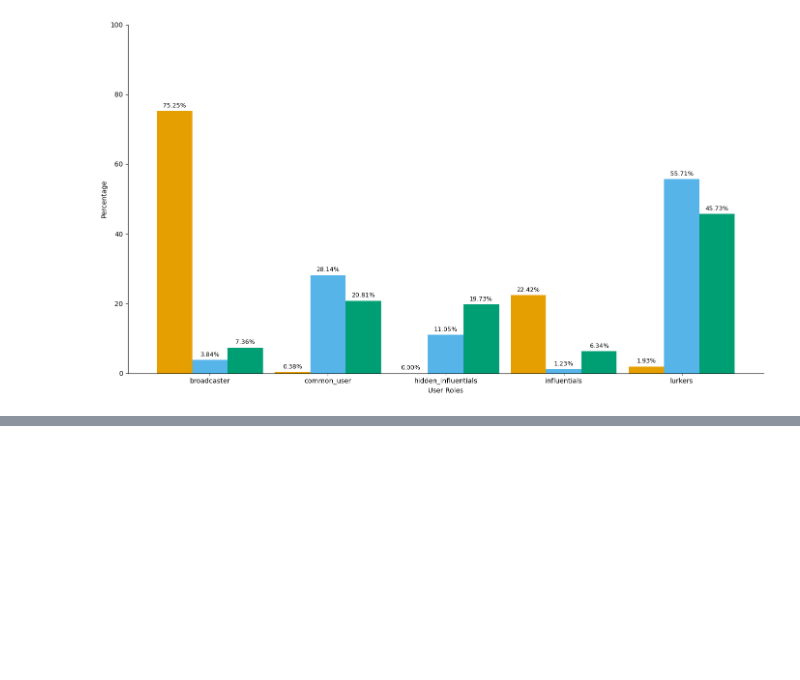
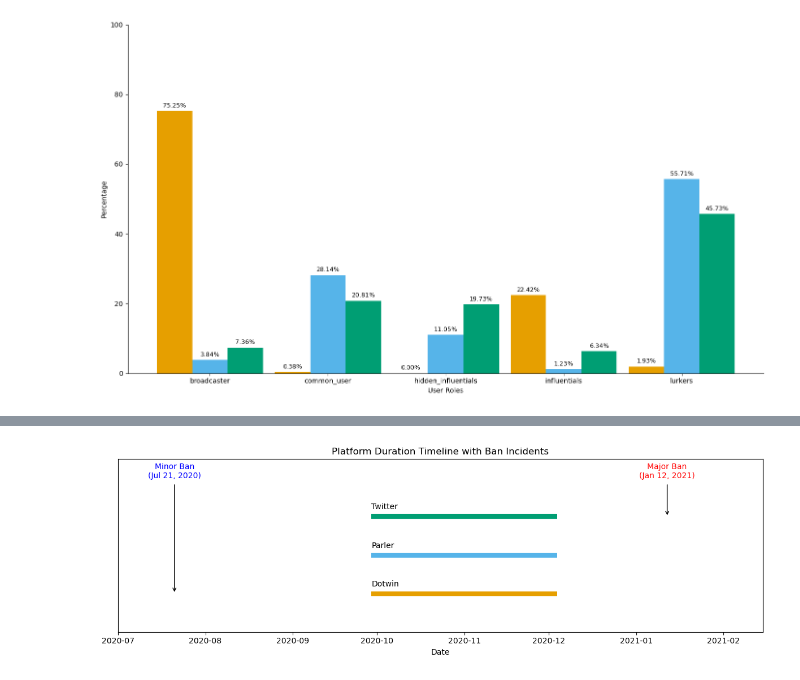
Before and after one commit to nmrastogi/QAnon, a Jupyter notebook: same_range.ipynb, the cells around one changed output, grey strips where cells are left out. Drawn from its saved outputs; the diff is of its cells as text; code cells hidden in the pictures; blank space fills up the shorter version.

```diff
--- a/same_range.ipynb
+++ b/same_range.ipynb
@@ -3843,0 +3906,64 @@ plt.show()
+# %%
+import matplotlib.pyplot as plt
+from datetime import datetime
+
+# Define the common date range based on Twitter's duration
+common_start = "2020-09-29"
+common_end = "2020-12-04"
+
+# Define platform durations with the same range
+platforms = {
+    "Dotwin": (common_start, common_end),
+    "Parler": (common_start, common_end),
+    "Twitter": (common_start, common_end)
+}
+
+# Convert string dates to datetime objects
+for key in platforms:
+    platforms[key] = (
+        datetime.strptime(platforms[key][0], "%Y-%m-%d"),
+        datetime.strptime(platforms[key][1], "%Y-%m-%d")
+    )
+
+# Ban dates
+major_ban_date = datetime(2021, 1, 12)
+minor_ban_date = datetime(2020, 7, 21)
+
+# Custom colors for platforms (Dotwin, Parler, Twitter)
+colors = ['#E69F00', '#56B4E9', '#009E73']
+
+# Plot
+fig, ax = plt.subplots(figsize=(12, 4))
+
+# Plot platform timelines with custom colors
+for i, ((platform, (start, end)), color) in enumerate(zip(platforms.items(), colors)):
+    ax.hlines(y=i, xmin=start, xmax=end, linewidth=6, color=color)
+    ax.text(start, i + 0.25, platform, verticalalignment='center')
+
+# Major ban annotation
+ax.annotate('Major Ban\n(Jan 12, 2021)',
+            xy=(major_ban_date, 2),
+            xytext=(major_ban_date, 3.0),
+            arrowprops=dict(facecolor='red', arrowstyle='->'),
+            ha='center', color='red', fontsize=10,
+            bbox=dict(facecolor='white', alpha=0.8, edgecolor='none'))
+
+# Minor ban annotation
+ax.annotate('Minor Ban\n(Jul 21, 2020)',
+            xy=(minor_ban_date, 0),
+            xytext=(minor_ban_date, 3.0),
+            arrowprops=dict(facecolor='blue', arrowstyle='->'),
+            ha='center', color='blue', fontsize=10,
+            bbox=dict(facecolor='white', alpha=0.8, edgecolor='none'))
+
+# Final formatting
+ax.set_ylim(-1, 3.5)
+ax.set_yticks([])
+ax.set_xlabel("Date")
+ax.set_title("Platform Duration Timeline with Ban Incidents", loc='center')
+ax.set_xlim(datetime(2020, 7, 1), datetime(2021, 2, 15))  # Keep to show full context
+
+plt.tight_layout()
+plt.show()
+# %% [output]
+[figure, added]
```
Also changed, not shown: parts of 2 cells of this notebook.
